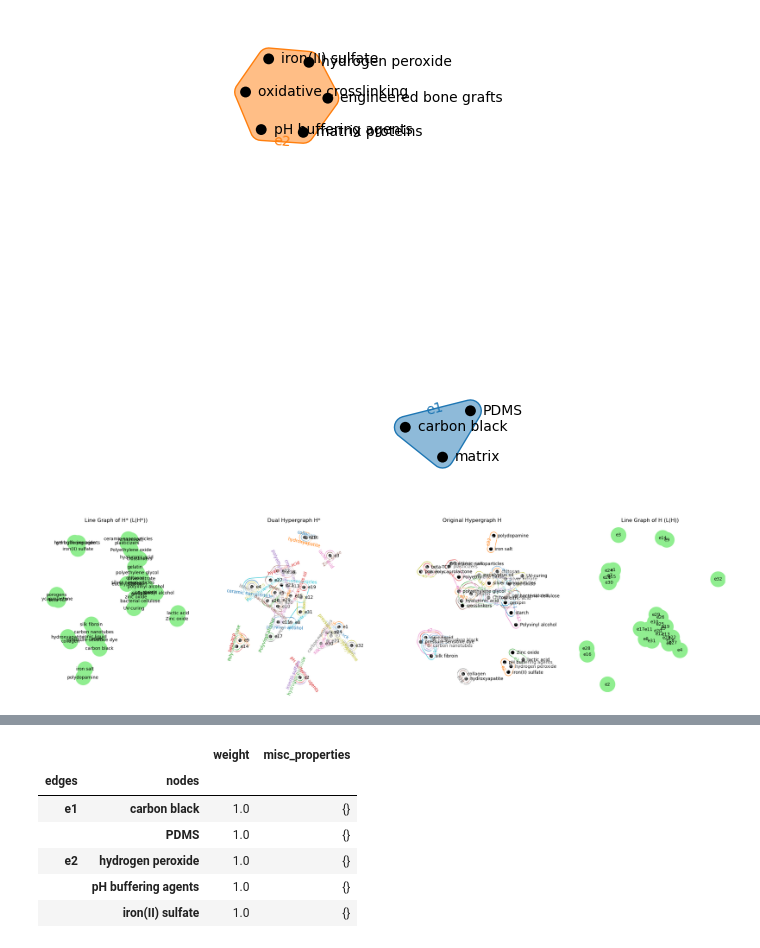
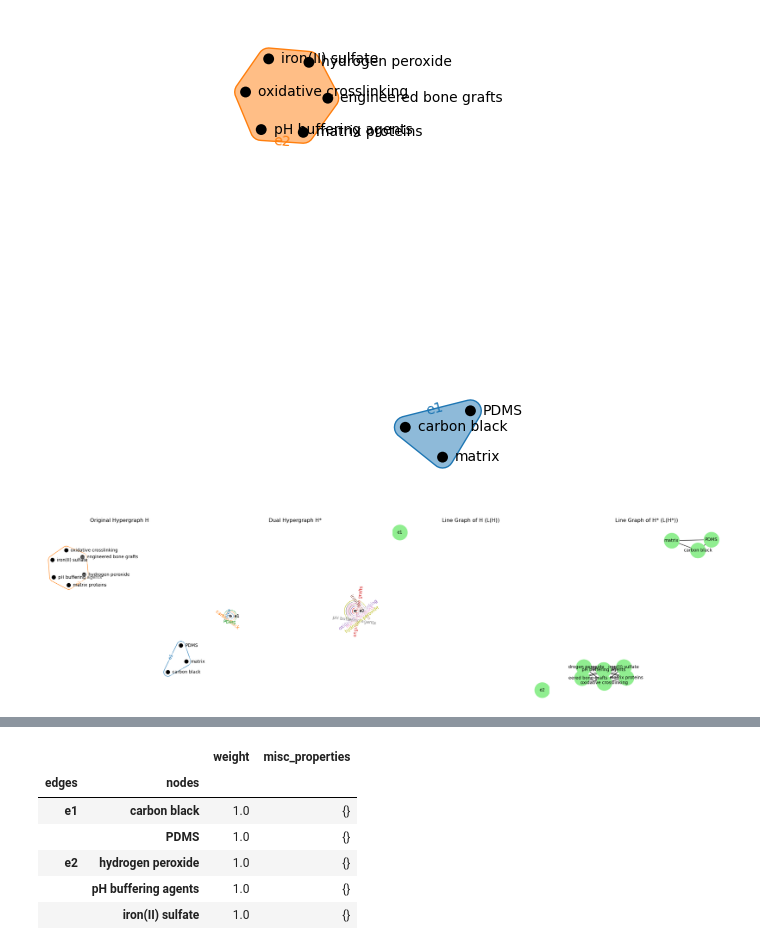
Before and after one commit to bellastewart/knowledge_graph, a Jupyter notebook: codependent.ipynb, the cells around one changed output, grey strips where cells are left out. Drawn from its saved outputs; the diff is of its cells as text; code cells hidden in the pictures.

```diff
--- a/codependent.ipynb
+++ b/codependent.ipynb
@@ -215,42 +215,42 @@ plt.show()
 import hypernetx as hnx
 import networkx as nx
 import matplotlib.pyplot as plt
 
-# === Step 1: Use your hypergraph H ===
-# Ensure H is already defined before running this script
-# H = your HyperNetX hypergraph
+# Assume H_hypergraph is already defined
+H = H_hypergraph
 
-# === Step 2: Compute dual hypergraph H* ===
+# === Step 1: Compute dual hypergraph H* ===
 H_star = H.dual()
 
-# === Step 3: Compute s=1 line graphs of H and H* ===
+# === Step 2: Compute s=1 line graphs ===
 L_H = H.get_linegraph(s=1)
 L_H_star = H_star.get_linegraph(s=1)
 
-# === Step 4: Create the 2x2 plot ===
+# === Step 3: Create a 1x4 plot with correct layout ===
 fig, axes = plt.subplots(1, 4, figsize=(22, 6))
 
+# Hypergraphs on the left, line graphs on the right (with corrected labels)
 titles = [
+    "Original Hypergraph H",
+    "Dual Hypergraph H*",
+    "Line Graph of H (L(H))",
     "Line Graph of H* (L(H*))",
-    "Dual Hypergraph H*",
-    "Original Hypergraph H",
-    "Line Graph of H (L(H))"
 ]
-objects = [L_H_star, H_star, H, L_H]
+objects = [H, H_star, L_H, L_H_star]
 
-# === Step 5: Draw each ===
+# === Step 4: Draw each graph ===
 for ax, obj, title in zip(axes, objects, titles):
     ax.set_title(title)
 
     if isinstance(obj, hnx.Hypergraph):
         hnx.draw(obj, ax=ax, with_edge_labels=True, with_node_labels=True)
     elif isinstance(obj, nx.Graph):
         pos = nx.spring_layout(obj, seed=42)
         nx.draw(obj, pos, ax=ax, with_labels=True, node_color='lightgreen', node_size=1200, font_size=10)
     else:
         raise TypeError("Unsupported object type.")
 
 plt.tight_layout()
 plt.show()
 # %% [output]
-[figure, old version]
+[figure, new version]
```
Also changed, not shown: parts of 3 cells of this notebook.
